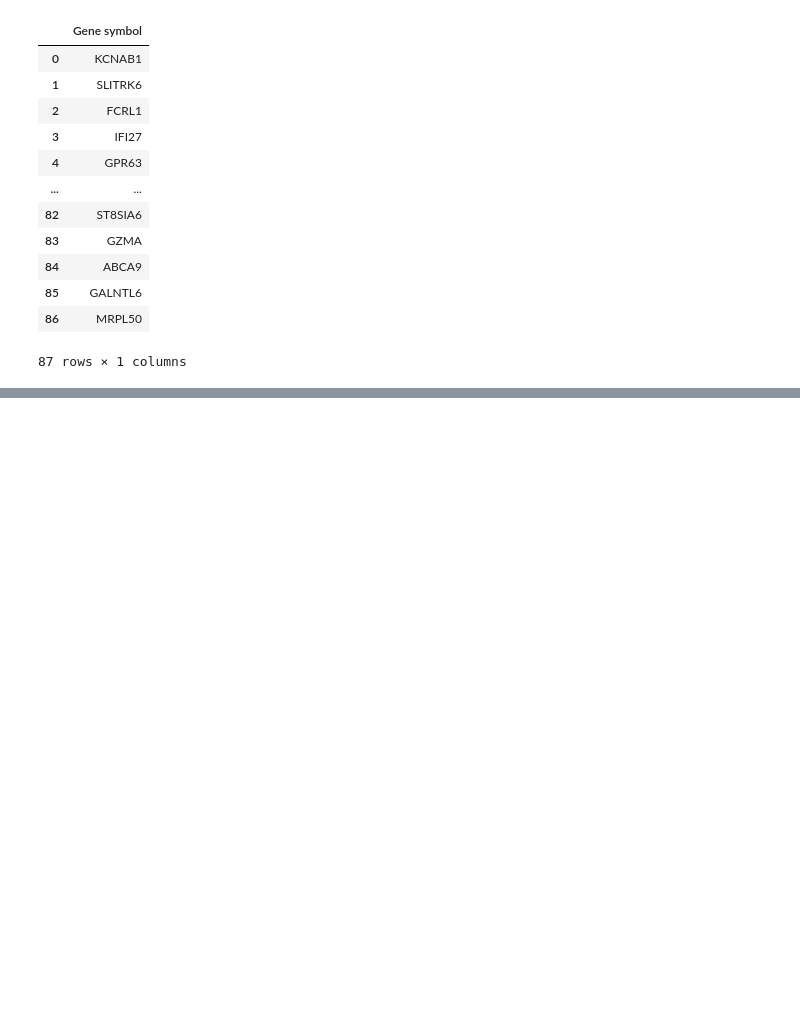
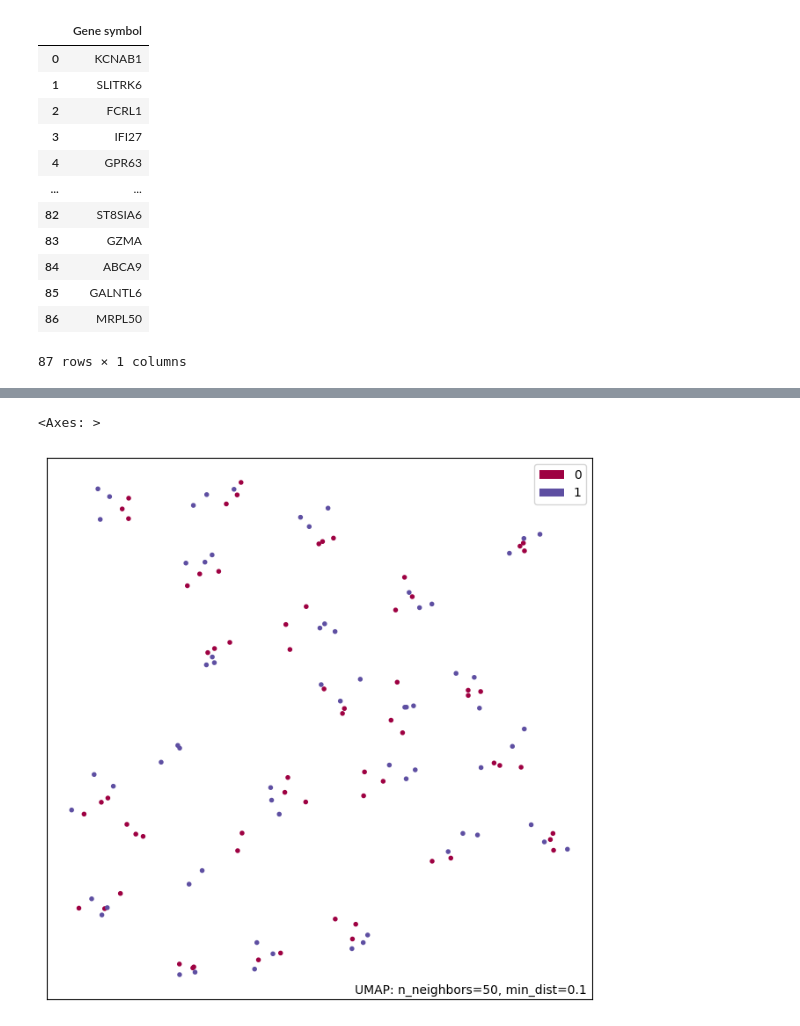
Before and after one commit to anuprulez/nanosampler, a Jupyter notebook: AML/analyze_expression_data.ipynb, the cells around one changed output, grey strips where cells are left out. Cells and saved outputs as stored; diff of their text form; code cells hidden in the pictures; blank space fills up the shorter version.

```diff
--- a/AML/analyze_expression_data.ipynb
+++ b/AML/analyze_expression_data.ipynb
@@ -152,0 +152,14 @@ intersection
+# %%
+import umap
+import umap.plot
+import matplotlib.pyplot as plt
+
+# n_neighbors
+# min_dist
+# n_components
+# metric
+
+umap.plot.points(umap.UMAP(n_neighbors=50).fit(df_expression_data_feature), labels=labels)
+# %% [output]
+<Axes: >
+[figure, added]
```
Also changed, not shown: parts of 3 cells of this notebook, 6 other files.
